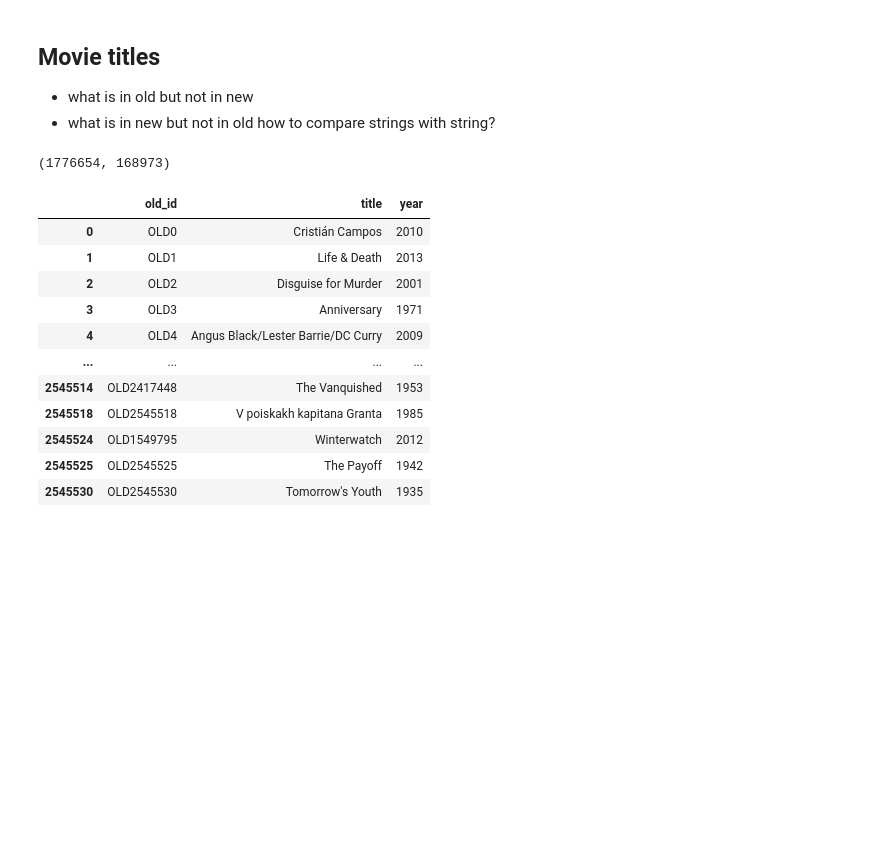
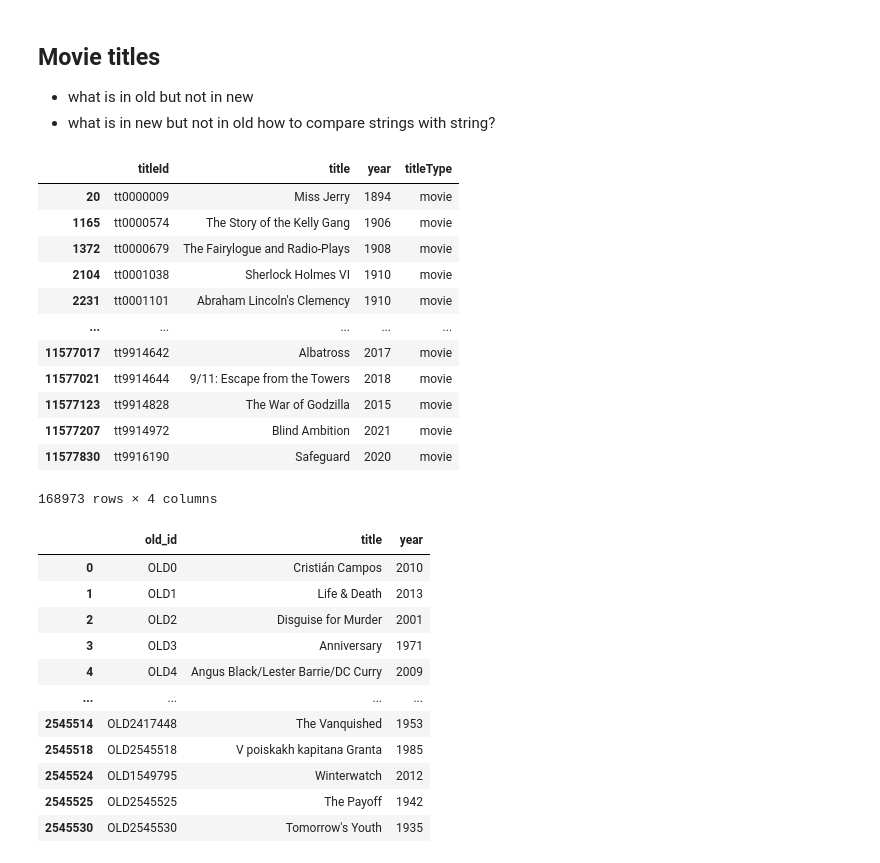
Before and after one commit to hyunjimoon/empirical_dynamics, a Jupyter notebook: cont_code/movie.ipynb, the cells around one changed output. Cells and saved outputs as stored; diff of their text form; code cells hidden in the pictures; blank space fills up the shorter version.

```diff
--- a/cont_code/movie.ipynb
+++ b/cont_code/movie.ipynb
@@ -28,8 +29,21 @@ old_movie = pd.read_pickle('old_movie_year_title.pkl')
 new_movie = pd.read_pickle('new_movie_year_title_typemovie.pkl').drop(['region'], axis = 1)
 # %%
 print_shape(old_movie, new_movie)
+new_movie
 # %% [output]
+|  | titleId | title | year | titleType |
+| 20 | tt0000009 | Miss Jerry | 1894 | movie |
+| 1165 | tt0000574 | The Story of the Kelly Gang | 1906 | movie |
+| 1372 | tt0000679 | The Fairylogue and Radio-Plays | 1908 | movie |
+| 2104 | tt0001038 | Sherlock Holmes VI | 1910 | movie |
+| 2231 | tt0001101 | Abraham Lincoln's Clemency | 1910 | movie |
+| ... | ... | ... | ... | ... |
+| 11577017 | tt9914642 | Albatross | 2017 | movie |
+| 11577021 | tt9914644 | 9/11: Escape from the Towers | 2018 | movie |
+| 11577123 | tt9914828 | The War of Godzilla | 2015 | movie |
+| 11577207 | tt9914972 | Blind Ambition | 2021 | movie |
+| 11577830 | tt9916190 | Safeguard | 2020 | movie |
-(1776654, 168973)
+168973 rows × 4 columns
 # %%
 # make movie title and year as old_id
 old_movie = multi_col_unique(old_movie)
```
Also changed, not shown: parts of 9 cells of this notebook, 27 other files.
